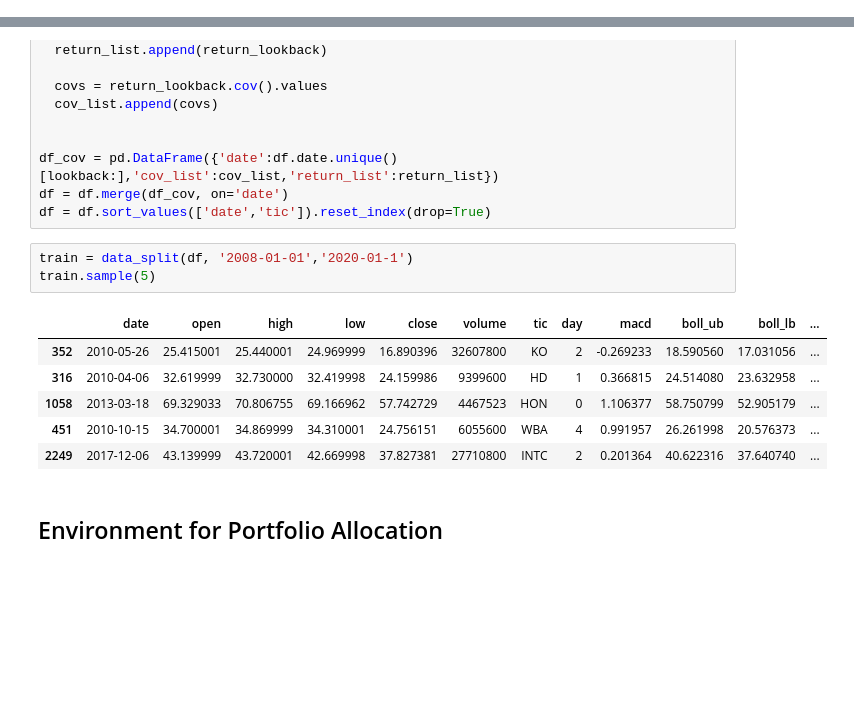
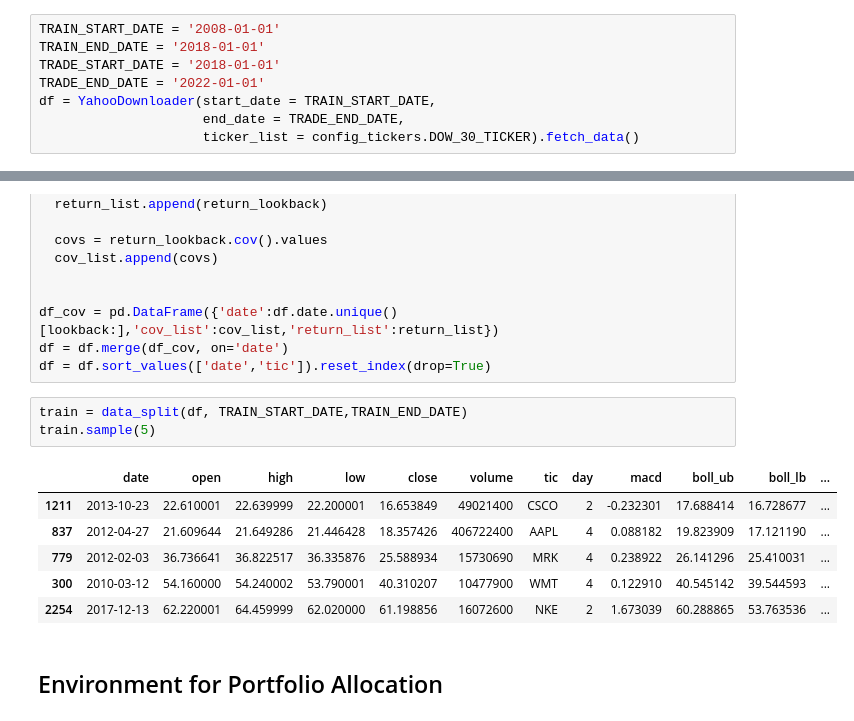
Before and after one commit to CodeArchitecture/Tradeking, a Jupyter notebook: examples/FinRL_PortfolioAllocation_Explainable_DRL.ipynb, the cells around one changed output, grey strips where cells are left out. Drawn from its saved outputs; the diff is of its cells as text; blank space fills up the shorter version.

```diff
--- a/examples/FinRL_PortfolioAllocation_Explainable_DRL.ipynb
+++ b/examples/FinRL_PortfolioAllocation_Explainable_DRL.ipynb
@@ -75,0 +54,8 @@ Shape of DataFrame:  (100385, 8)
+# %%
+TRAIN_START_DATE = '2008-01-01'
+TRAIN_END_DATE = '2018-01-01'
+TRADE_START_DATE = '2018-01-01'
+TRADE_END_DATE = '2022-01-01'
+df = YahooDownloader(start_date = TRAIN_START_DATE,
+                     end_date = TRADE_END_DATE,
+                     ticker_list = config_tickers.DOW_30_TICKER).fetch_data()
@@ -125,15 +129,15 @@ df_cov = pd.DataFrame({'date':df.date.unique()[lookback:],'cov_list':cov_list,'r
 df = df.merge(df_cov, on='date')
 df = df.sort_values(['date','tic']).reset_index(drop=True)
 # %%
-train = data_split(df, '2008-01-01','2020-01-1')
+train = data_split(df, TRAIN_START_DATE,TRAIN_END_DATE)
 train.sample(5)
 # %% [output]
 |  | date | open | high | low | close | volume | tic | day | macd | boll_ub | boll_lb | ... |
-| 352 | 2010-05-26 | 25.415001 | 25.440001 | 24.969999 | 16.890396 | 32607800 | KO | 2 | -0.269233 | 18.590560 | 17.031056 | ... |
-| 316 | 2010-04-06 | 32.619999 | 32.730000 | 32.419998 | 24.159986 | 9399600 | HD | 1 | 0.366815 | 24.514080 | 23.632958 | ... |
-| 1058 | 2013-03-18 | 69.329033 | 70.806755 | 69.166962 | 57.742729 | 4467523 | HON | 0 | 1.106377 | 58.750799 | 52.905179 | ... |
-| 451 | 2010-10-15 | 34.700001 | 34.869999 | 34.310001 | 24.756151 | 6055600 | WBA | 4 | 0.991957 | 26.261998 | 20.576373 | ... |
-| 2249 | 2017-12-06 | 43.139999 | 43.720001 | 42.669998 | 37.827381 | 27710800 | INTC | 2 | 0.201364 | 40.622316 | 37.640740 | ... |
+| 1211 | 2013-10-23 | 22.610001 | 22.639999 | 22.200001 | 16.653849 | 49021400 | CSCO | 2 | -0.232301 | 17.688414 | 16.728677 | ... |
+| 837 | 2012-04-27 | 21.609644 | 21.649286 | 21.446428 | 18.357426 | 406722400 | AAPL | 4 | 0.088182 | 19.823909 | 17.121190 | ... |
+| 779 | 2012-02-03 | 36.736641 | 36.822517 | 36.335876 | 25.588934 | 15730690 | MRK | 4 | 0.238922 | 26.141296 | 25.410031 | ... |
+| 300 | 2010-03-12 | 54.160000 | 54.240002 | 53.790001 | 40.310207 | 10477900 | WMT | 4 | 0.122910 | 40.545142 | 39.544593 | ... |
+| 2254 | 2017-12-13 | 62.220001 | 64.459999 | 62.020000 | 61.198856 | 16072600 | NKE | 2 | 1.673039 | 60.288865 | 53.763536 | ... |
 # %% [markdown]
 
 ## Environment for Portfolio Allocation
```
Also changed, not shown: parts of 15 cells of this notebook, 13 other files.
